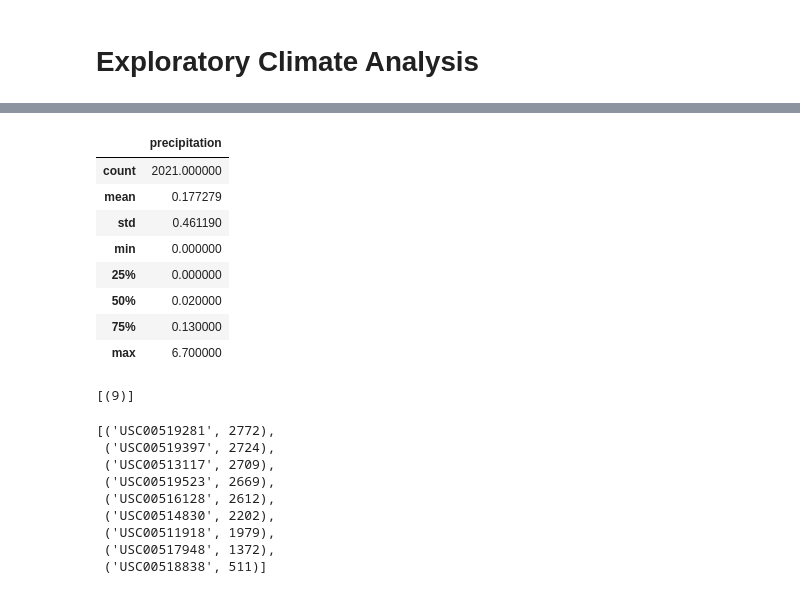
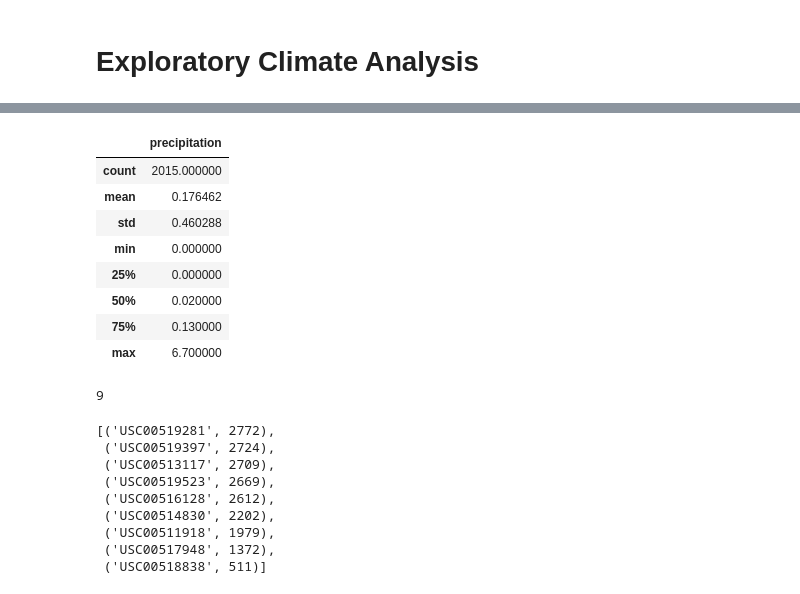
Before and after one commit to roborgain1/sqlalchemy-challenge, a Jupyter notebook: climate_starter.ipynb, the cells around one changed output, grey strips where cells are left out. Drawn from its saved outputs; the diff is of its cells as text; code cells hidden in the pictures.

```diff
--- a/climate_starter.ipynb
+++ b/climate_starter.ipynb
@@ -29,7 +31,10 @@ engine = create_engine("sqlite:///Resources/hawaii.sqlite")
 ['measurement', 'station']
 # %%
 # Save references to each table
+measurement = Base.classes.measurement
+station = Base.classes.station
 # %%
 # Create our session (link) from Python to the DB
+session = Session(engine)
 # %% [markdown]
 # Exploratory Climate Analysis
@@ -36,12 +45,6 @@ engine = create_engine("sqlite:///Resources/hawaii.sqlite")
 # %%
 # Design a query to retrieve the last 12 months of precipitation data and plot the results
-
 # Calculate the date 1 year ago from the last data point in the database
-
 # Perform a query to retrieve the data and precipitation scores
-
-# Save the query results as a Pandas DataFrame and set the index to the date column
-
-# Sort the dataframe by date
-
-# Use Pandas Plotting with Matplotlib to plot the data
+last_12_mo_precip_data = session.query(measurement.date, measurement.prcp).filter(measurement.date >= "2016-08-24").\
+    filter(measurement.date <= "2017-08-23").all()
@@ -50,0 +51,8 @@ Text(0, 0.5, 'Inches')
+# %%
+# Save the query results as a Pandas DataFrame and set the index to the date column
+precip_df = pd.DataFrame(last_12_mo_precip_data).set_index('date')
+# Rename prcp column to precipitation
+precip_df = precip_df.rename(columns={'prcp':'precipitation'})
+# Sort the dataframe by date
+precip_df = precip_df.sort_values(by='date', ascending=True).dropna()
+precip_df.head()
@@ -51,10 +80,11 @@ Text(0, 0.5, 'Inches')
 # %%
 # Use Pandas to calcualte the summary statistics for the precipitation data
+precip_df.describe()
 # %% [output]
 |  | precipitation |
-| count | 2021.000000 |
-| mean | 0.177279 |
-| std | 0.461190 |
+| count | 2015.000000 |
+| mean | 0.176462 |
+| std | 0.460288 |
 | min | 0.000000 |
 | 25% | 0.000000 |
 | 50% | 0.020000 |
@@ -62,8 +92,10 @@ Text(0, 0.5, 'Inches')
 | max | 6.700000 |
 # %%
 # Design a query to show how many stations are available in this dataset?
+station_count = session.query(station.id).count()
+station_count
 # %% [output]
-[(9)]
+9
 # %%
 # What are the most active stations? (i.e. what stations have the most rows)?
 # List the stations and the counts in descending order.
```
Also changed, not shown: parts of 13 cells of this notebook, 4 other files.
